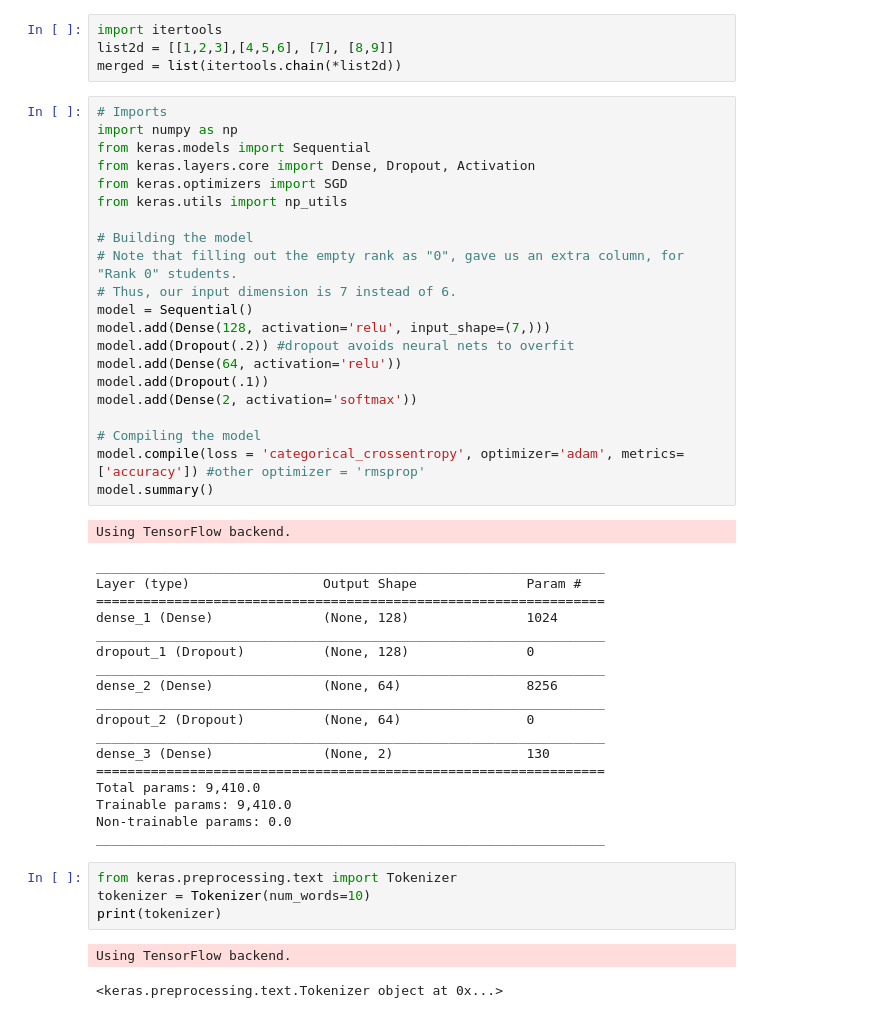
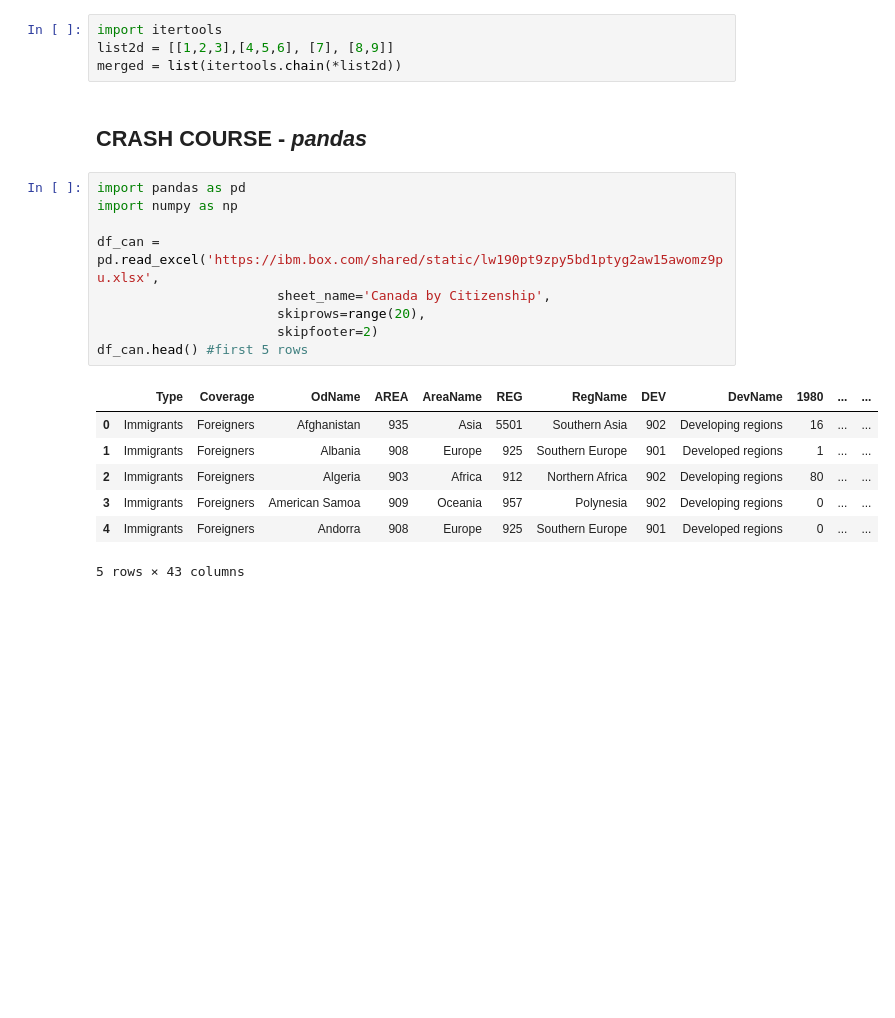
Before and after one commit to divya-nk/my-notes, a Jupyter notebook: py-pd-np.ipynb, the cells around one changed output. Cells and saved outputs as stored; diff of their text form; blank space fills up the shorter version.

```diff
--- a/py-pd-np.ipynb
+++ b/py-pd-np.ipynb
@@ -200,50 +200,22 @@ import pandas as pd
 import itertools
 list2d = [[1,2,3],[4,5,6], [7], [8,9]]
 merged = list(itertools.chain(*list2d))
-# %%
-# Imports
-import numpy as np
-from keras.models import Sequential
-from keras.layers.core import Dense, Dropout, Activation
-from keras.optimizers import SGD
-from keras.utils import np_utils
-
-# Building the model
-# Note that filling out the empty rank as "0", gave us an extra column, for "Rank 0" students.
-# Thus, our input dimension is 7 instead of 6.
-model = Sequential()
-model.add(Dense(128, activation='relu', input_shape=(7,)))
-model.add(Dropout(.2)) #dropout avoids neural nets to overfit
-model.add(Dense(64, activation='relu'))
-model.add(Dropout(.1))
-model.add(Dense(2, activation='softmax'))
-
-# Compiling the model
-model.compile(loss = 'categorical_crossentropy', optimizer='adam', metrics=['accuracy']) #other optimizer = 'rmsprop'
-model.summary()
-# %% [output]
-Using TensorFlow backend.
-_________________________________________________________________
-Layer (type)                 Output Shape              Param #
-=================================================================
-dense_1 (Dense)              (None, 128)               1024
-_________________________________________________________________
-dropout_1 (Dropout)          (None, 128)               0
-_________________________________________________________________
-dense_2 (Dense)              (None, 64)                8256
-_________________________________________________________________
-dropout_2 (Dropout)          (None, 64)                0
-_________________________________________________________________
-dense_3 (Dense)              (None, 2)                 130
-=================================================================
-Total params: 9,410.0
-Trainable params: 9,410.0
-Non-trainable params: 0.0
-_________________________________________________________________
-# %%
-from keras.preprocessing.text import Tokenizer
-tokenizer = Tokenizer(num_words=10)
-print(tokenizer)
-# %% [output]
-Using TensorFlow backend.
-<keras.preprocessing.text.Tokenizer object at 0x...>
+# %% [markdown]
+## CRASH COURSE  - _pandas_
+# %%
+import pandas as pd
+import numpy as np
+
+df_can = pd.read_excel('https://ibm.box.com/shared/static/lw190pt9zpy5bd1ptyg2aw15awomz9pu.xlsx',
+                       sheet_name='Canada by Citizenship',
+                       skiprows=range(20),
+                       skipfooter=2)
+df_can.head() #first 5 rows
+# %% [output]
+|  | Type | Coverage | OdName | AREA | AreaName | REG | RegName | DEV | DevName | 1980 | ... | ... |
+| 0 | Immigrants | Foreigners | Afghanistan | 935 | Asia | 5501 | Southern Asia | 902 | Developing regions | 16 | ... | ... |
+| 1 | Immigrants | Foreigners | Albania | 908 | Europe | 925 | Southern Europe | 901 | Developed regions | 1 | ... | ... |
+| 2 | Immigrants | Foreigners | Algeria | 903 | Africa | 912 | Northern Africa | 902 | Developing regions | 80 | ... | ... |
+| 3 | Immigrants | Foreigners | American Samoa | 909 | Oceania | 957 | Polynesia | 902 | Developing regions | 0 | ... | ... |
+| 4 | Immigrants | Foreigners | Andorra | 908 | Europe | 925 | Southern Europe | 901 | Developed regions | 0 | ... | ... |
+5 rows × 43 columns
```
Also changed, not shown: parts of 19 cells of this notebook.
